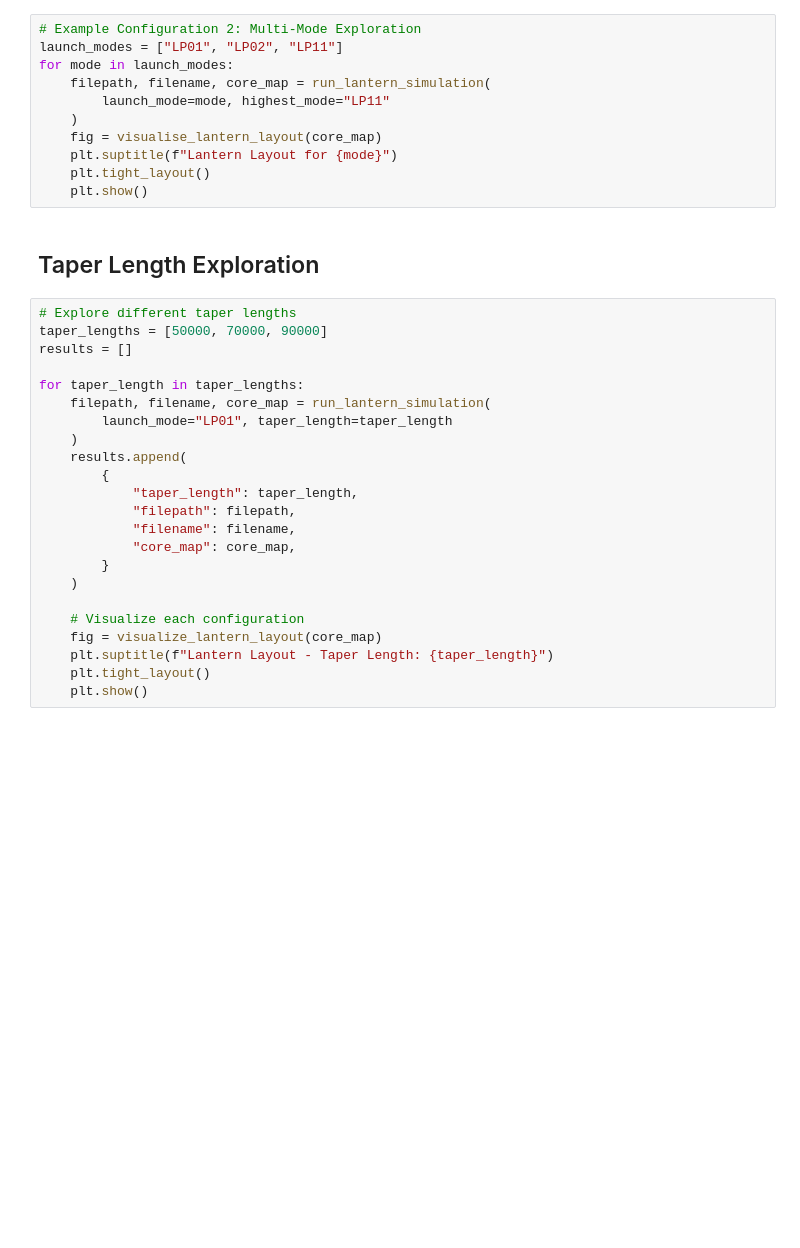
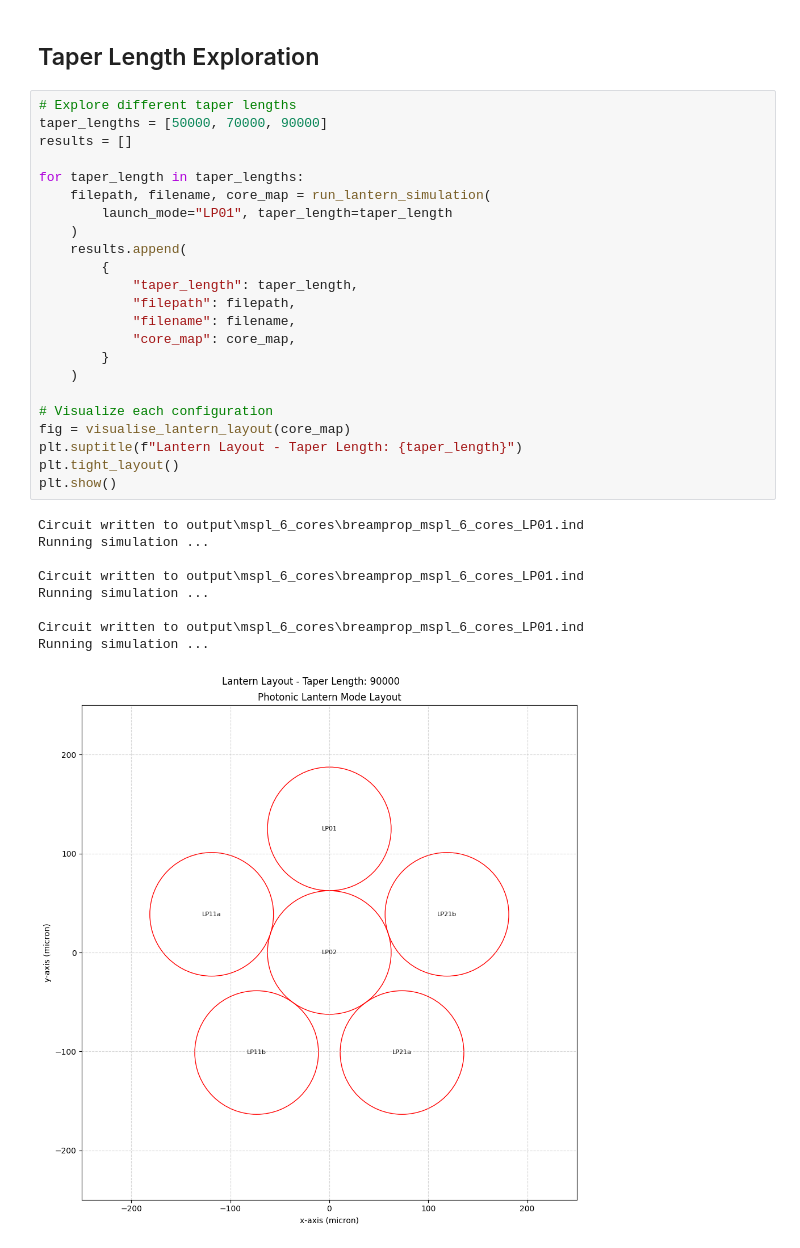
Before and after one commit to bongkokwei/rsoft_cad, a Jupyter notebook: examples/mode_selective_PL_simulation.ipynb, the cells around one changed output. Saved outputs shown, nothing was run; the diff lists cells and outputs as text; blank space fills up the shorter version.

Commit message:
ran example

```diff
--- a/examples/mode_selective_PL_simulation.ipynb
+++ b/examples/mode_selective_PL_simulation.ipynb
@@ -125,36 +129,35 @@ plt.show()
-# %%
-# Example Configuration 2: Multi-Mode Exploration
-launch_modes = ["LP01", "LP02", "LP11"]
-for mode in launch_modes:
-    filepath, filename, core_map = run_lantern_simulation(
-        launch_mode=mode, highest_mode="LP11"
-    )
-    fig = visualise_lantern_layout(core_map)
-    plt.suptitle(f"Lantern Layout for {mode}")
-    plt.tight_layout()
-    plt.show()
 # %% [markdown]
 ## Taper Length Exploration
 # %%
 # Explore different taper lengths
 taper_lengths = [50000, 70000, 90000]
 results = []
 
 for taper_length in taper_lengths:
     filepath, filename, core_map = run_lantern_simulation(
         launch_mode="LP01", taper_length=taper_length
     )
     results.append(
         {
             "taper_length": taper_length,
             "filepath": filepath,
             "filename": filename,
             "core_map": core_map,
         }
     )
 
-    # Visualize each configuration
-    fig = visualize_lantern_layout(core_map)
-    plt.suptitle(f"Lantern Layout - Taper Length: {taper_length}")
-    plt.tight_layout()
-    plt.show()
+# Visualize each configuration
+fig = visualise_lantern_layout(core_map)
+plt.suptitle(f"Lantern Layout - Taper Length: {taper_length}")
+plt.tight_layout()
+plt.show()
+# %% [output]
+Circuit written to output\mspl_6_cores\breamprop_mspl_6_cores_LP01.ind
+Running simulation ...
+
+Circuit written to output\mspl_6_cores\breamprop_mspl_6_cores_LP01.ind
+Running simulation ...
+
+Circuit written to output\mspl_6_cores\breamprop_mspl_6_cores_LP01.ind
+Running simulation ...
+[figure, added]
```
Also changed, not shown: parts of 1 cell of this notebook.
